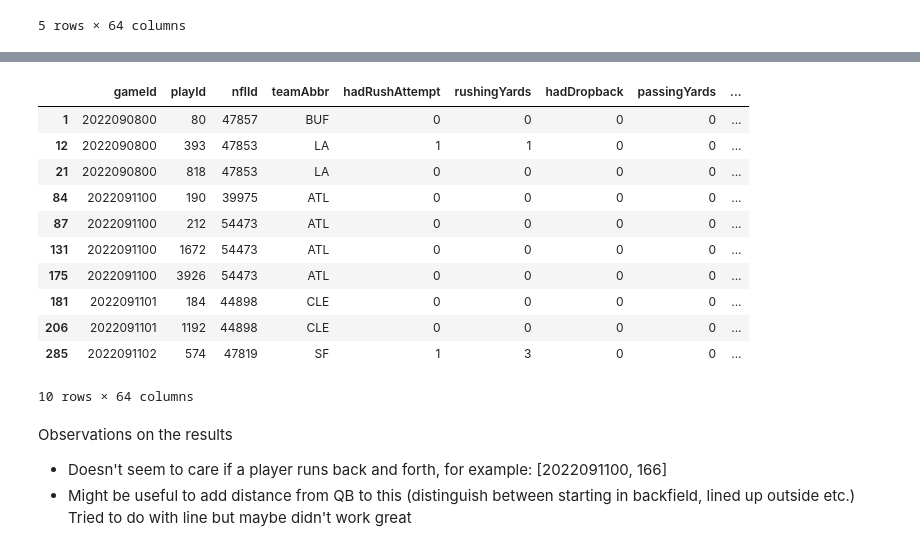
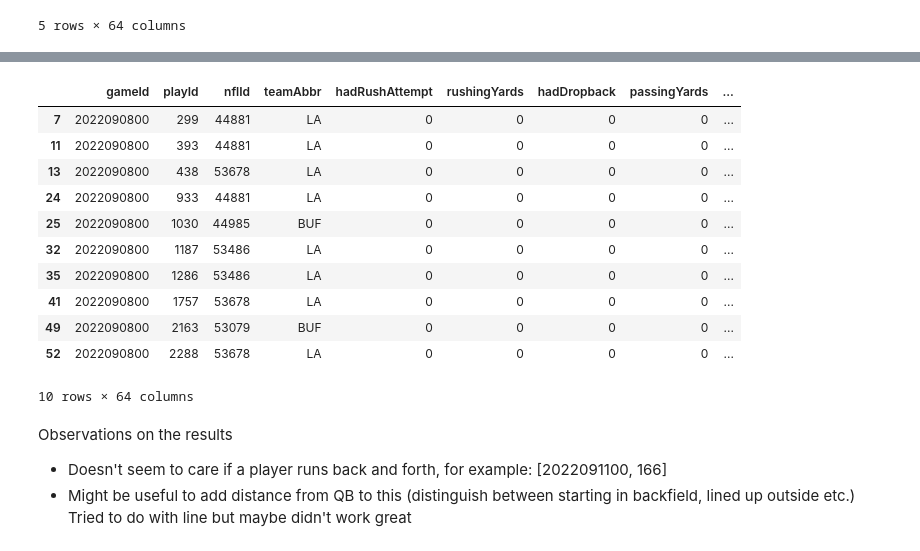
Before and after one commit to etienne-busnel/NFL-Big-Data-Bowl-2025, a Jupyter notebook: Motion_Classification.ipynb, the cells around one changed output, grey strips where cells are left out. Cells and saved outputs as stored; diff of their text form; code cells hidden in the pictures.

```diff
--- a/Motion_Classification.ipynb
+++ b/Motion_Classification.ipynb
@@ -171,19 +171,19 @@ Motion Label: 5, Row Size: 584
 Motion Label: 3, Row Size: 616
 # %%
 #example
-motion_label_dfs[14][:10]
+motion_label_dfs[3][:10]
 # %% [output]
 |  | gameId | playId | nflId | teamAbbr | hadRushAttempt | rushingYards | hadDropback | passingYards | ... |
-| 1 | 2022090800 | 80 | 47857 | BUF | 0 | 0 | 0 | 0 | ... |
-| 12 | 2022090800 | 393 | 47853 | LA | 1 | 1 | 0 | 0 | ... |
-| 21 | 2022090800 | 818 | 47853 | LA | 0 | 0 | 0 | 0 | ... |
-| 84 | 2022091100 | 190 | 39975 | ATL | 0 | 0 | 0 | 0 | ... |
-| 87 | 2022091100 | 212 | 54473 | ATL | 0 | 0 | 0 | 0 | ... |
-| 131 | 2022091100 | 1672 | 54473 | ATL | 0 | 0 | 0 | 0 | ... |
-| 175 | 2022091100 | 3926 | 54473 | ATL | 0 | 0 | 0 | 0 | ... |
-| 181 | 2022091101 | 184 | 44898 | CLE | 0 | 0 | 0 | 0 | ... |
-| 206 | 2022091101 | 1192 | 44898 | CLE | 0 | 0 | 0 | 0 | ... |
-| 285 | 2022091102 | 574 | 47819 | SF | 1 | 3 | 0 | 0 | ... |
+| 7 | 2022090800 | 299 | 44881 | LA | 0 | 0 | 0 | 0 | ... |
+| 11 | 2022090800 | 393 | 44881 | LA | 0 | 0 | 0 | 0 | ... |
+| 13 | 2022090800 | 438 | 53678 | LA | 0 | 0 | 0 | 0 | ... |
+| 24 | 2022090800 | 933 | 44881 | LA | 0 | 0 | 0 | 0 | ... |
+| 25 | 2022090800 | 1030 | 44985 | BUF | 0 | 0 | 0 | 0 | ... |
+| 32 | 2022090800 | 1187 | 53486 | LA | 0 | 0 | 0 | 0 | ... |
+| 35 | 2022090800 | 1286 | 53486 | LA | 0 | 0 | 0 | 0 | ... |
+| 41 | 2022090800 | 1757 | 53678 | LA | 0 | 0 | 0 | 0 | ... |
+| 49 | 2022090800 | 2163 | 53079 | BUF | 0 | 0 | 0 | 0 | ... |
+| 52 | 2022090800 | 2288 | 53678 | LA | 0 | 0 | 0 | 0 | ... |
 10 rows × 64 columns
 # %% [markdown]
 Observations on the results
```
Also changed, not shown: parts of 2 cells of this notebook, 6 other files.
